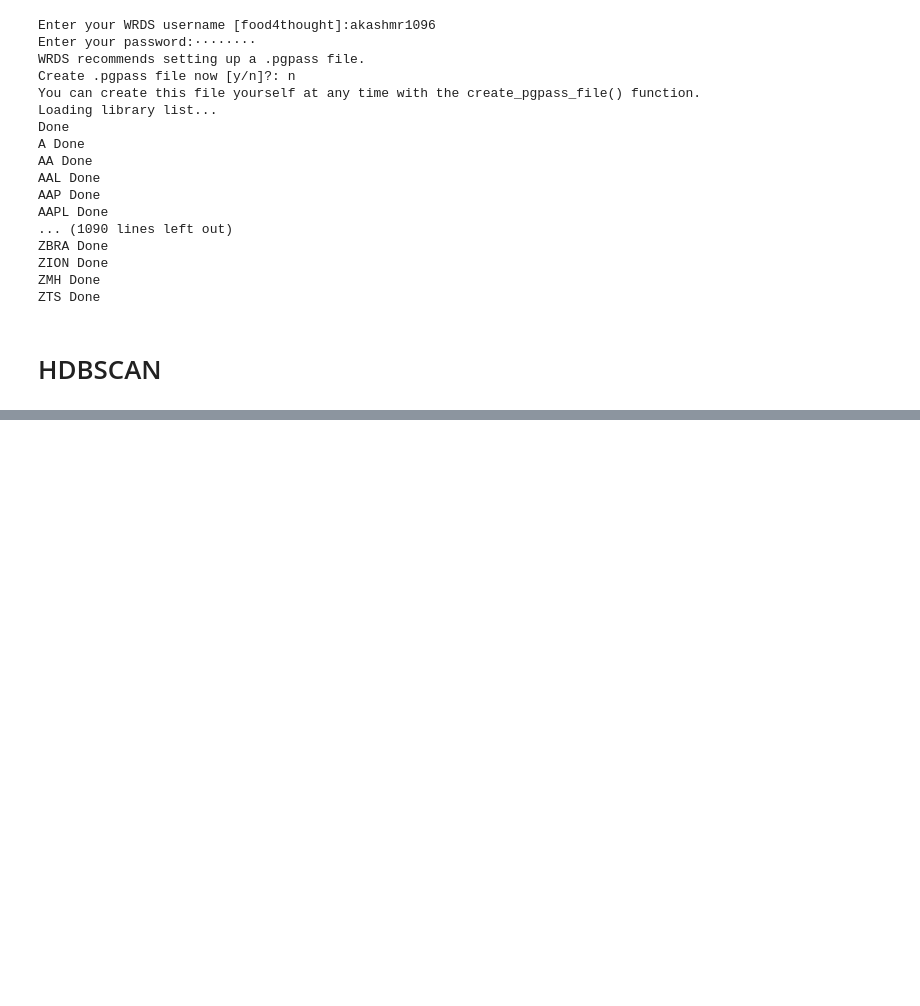
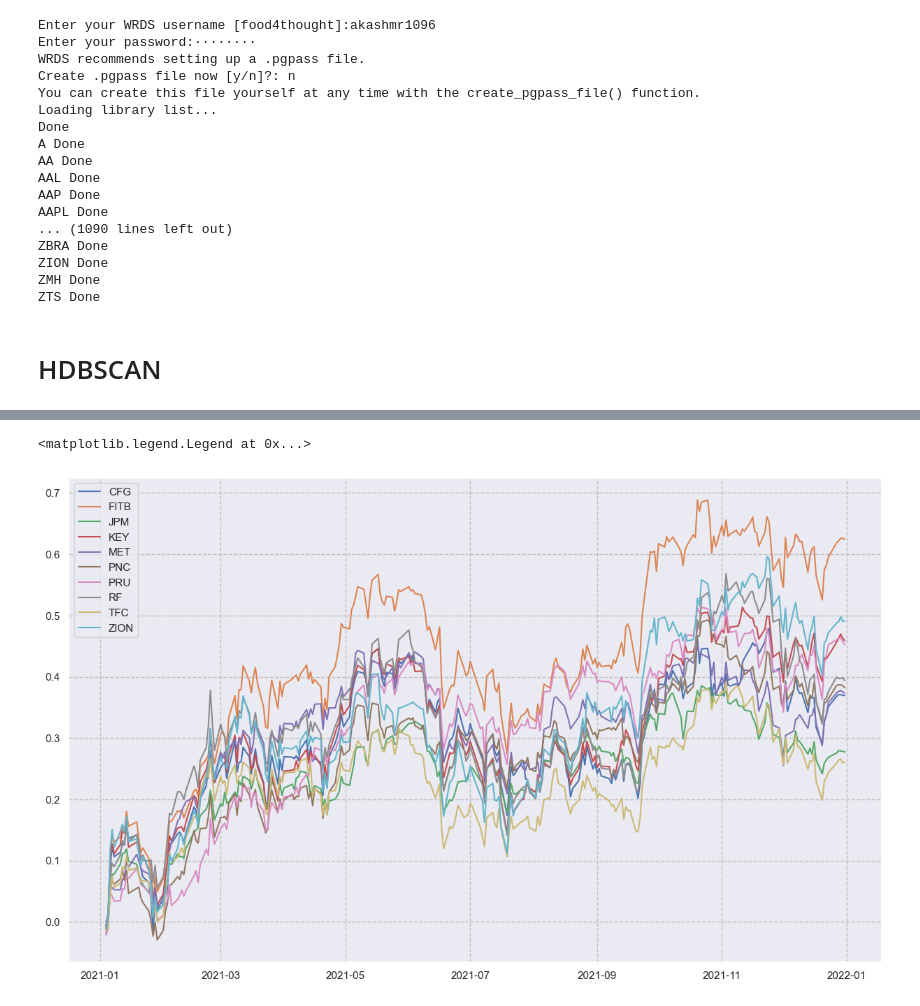
Before and after one commit to AkashRinge/Hierarchical-Risk-Parity, a Jupyter notebook: Portfolio_Construction_with_HRP.ipynb, the cells around one changed output, grey strips where cells are left out. Drawn from its saved outputs; the diff is of its cells as text; code cells hidden in the pictures; blank space fills up the shorter version.

```diff
--- a/Portfolio_Construction_with_HRP.ipynb
+++ b/Portfolio_Construction_with_HRP.ipynb
@@ -321,0 +355,13 @@ plt.show()
+# %%
+#returns_df['Euclidean_cluster_Labels'] = cluster_labels
+cluster = returns_df.loc[returns_df['Euclidean_cluster_Labels'] == 1]
+X = pd.to_datetime(cluster.columns[:-1])
+plt.figure(figsize=(15, 9))
+plt.grid(linestyle='--', color='silver')
+for row_index, row_data in cluster.iterrows():
+    cum_returns = (1 + row_data[:-1]).cumprod() -1
+    plt.plot(X, cum_returns, label=row_index)
+plt.legend()
+# %% [output]
+<matplotlib.legend.Legend at 0x...>
+[figure, added]
```
Also changed, not shown: parts of 13 cells of this notebook.
